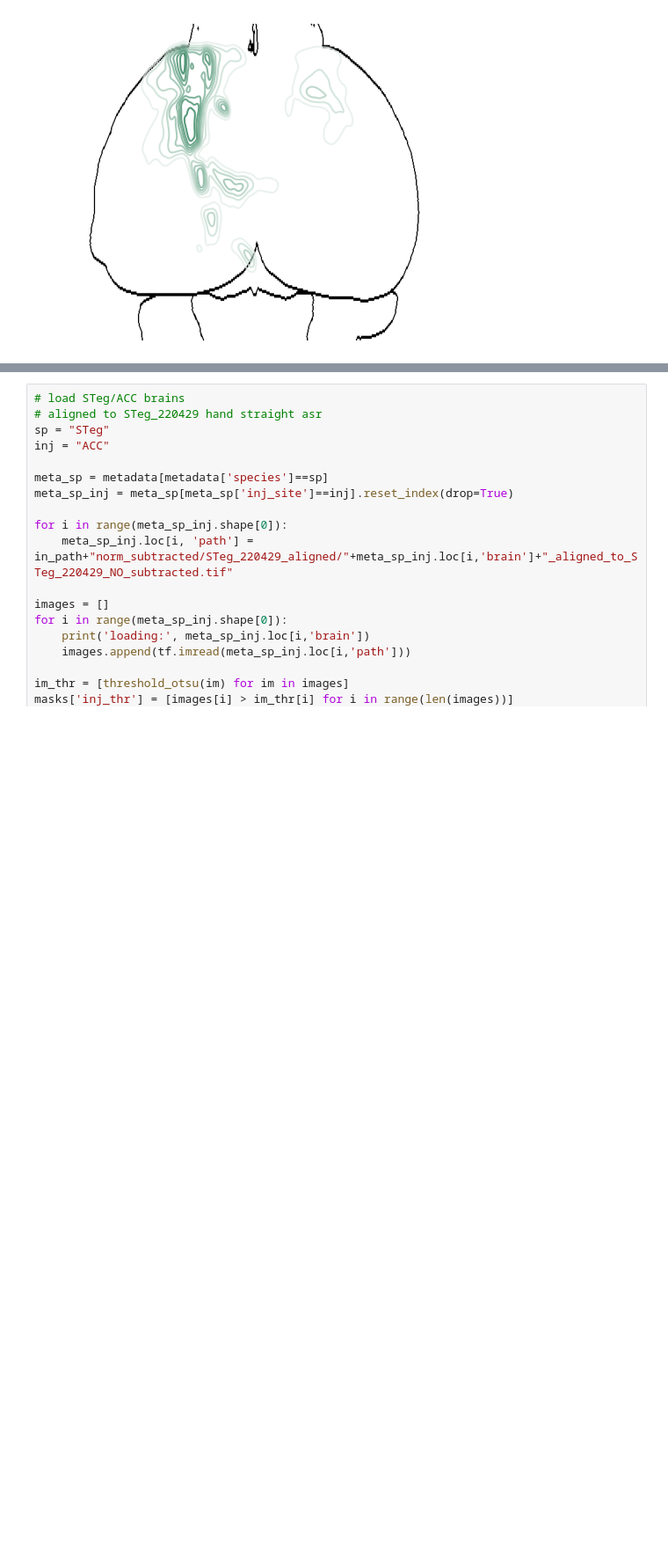
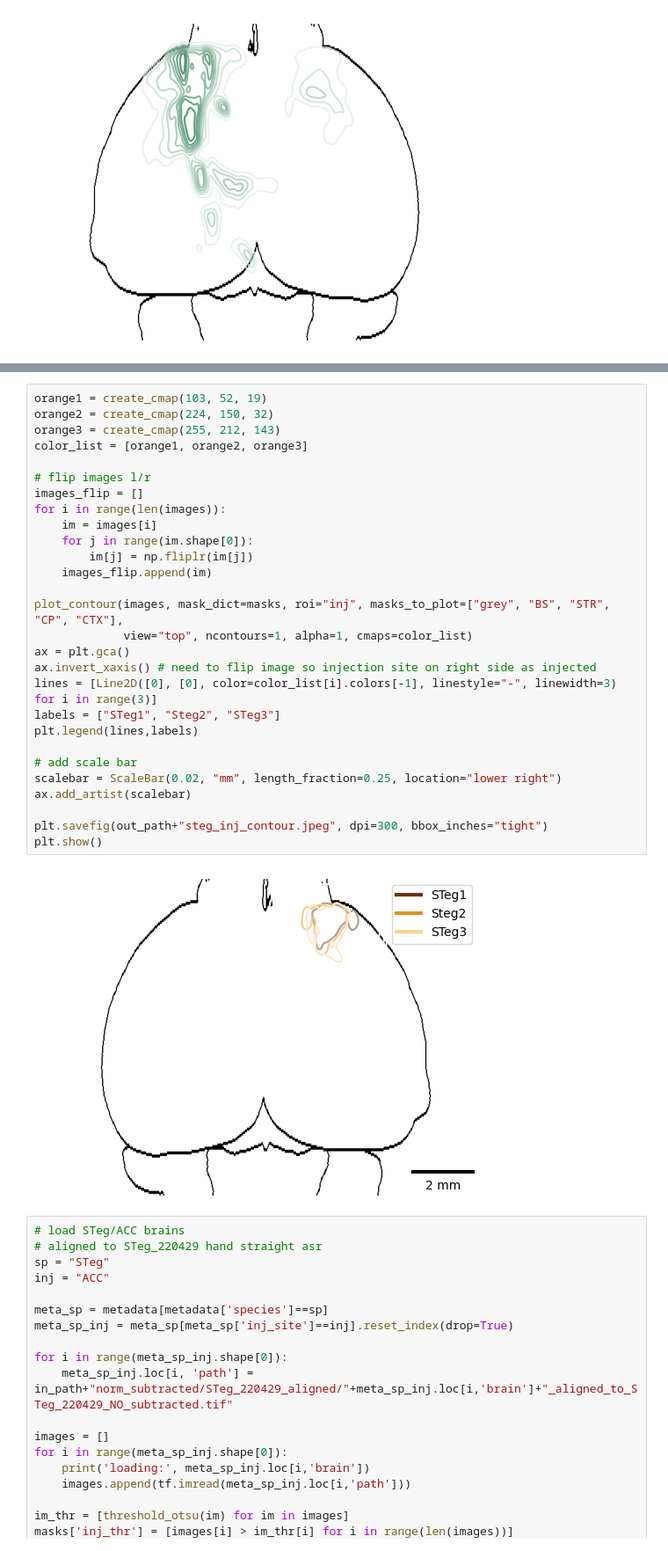
Before and after one commit to eisko/STP_analysis, a Jupyter notebook: Injection_vis2.ipynb, the cells around one changed output, grey strips where cells are left out. Shown at 88% size. Saved outputs shown, nothing was run; the diff lists cells and outputs as text; blank space fills up the shorter version.

```diff
--- a/Injection_vis2.ipynb
+++ b/Injection_vis2.ipynb
@@ -111,3 +135,33 @@ for i in range(len(images)):
+# %%
+orange1 = create_cmap(103, 52, 19)
+orange2 = create_cmap(224, 150, 32)
+orange3 = create_cmap(255, 212, 143)
+color_list = [orange1, orange2, orange3]
+
+# flip images l/r
+images_flip = []
+for i in range(len(images)):
+    im = images[i]
+    for j in range(im.shape[0]):
+        im[j] = np.fliplr(im[j])
+    images_flip.append(im)
+
+plot_contour(images, mask_dict=masks, roi="inj", masks_to_plot=["grey", "BS", "STR", "CP", "CTX"],
+             view="top", ncontours=1, alpha=1, cmaps=color_list)
+ax = plt.gca()
+ax.invert_xaxis() # need to flip image so injection site on right side as injected
+lines = [Line2D([0], [0], color=color_list[i].colors[-1], linestyle="-", linewidth=3) for i in range(3)]
+labels = ["STeg1", "Steg2", "STeg3"]
+plt.legend(lines,labels)
+
+# add scale bar
+scalebar = ScaleBar(0.02, "mm", length_fraction=0.25, location="lower right")
+ax.add_artist(scalebar)
+
+plt.savefig(out_path+"steg_inj_contour.jpeg", dpi=300, bbox_inches="tight")
+plt.show()
+# %% [output]
+[figure, added]
 # %%
 # load STeg/ACC brains
 # aligned to STeg_220429 hand straight asr
```
Also changed, not shown: parts of 6 cells of this notebook, 4 other files.
